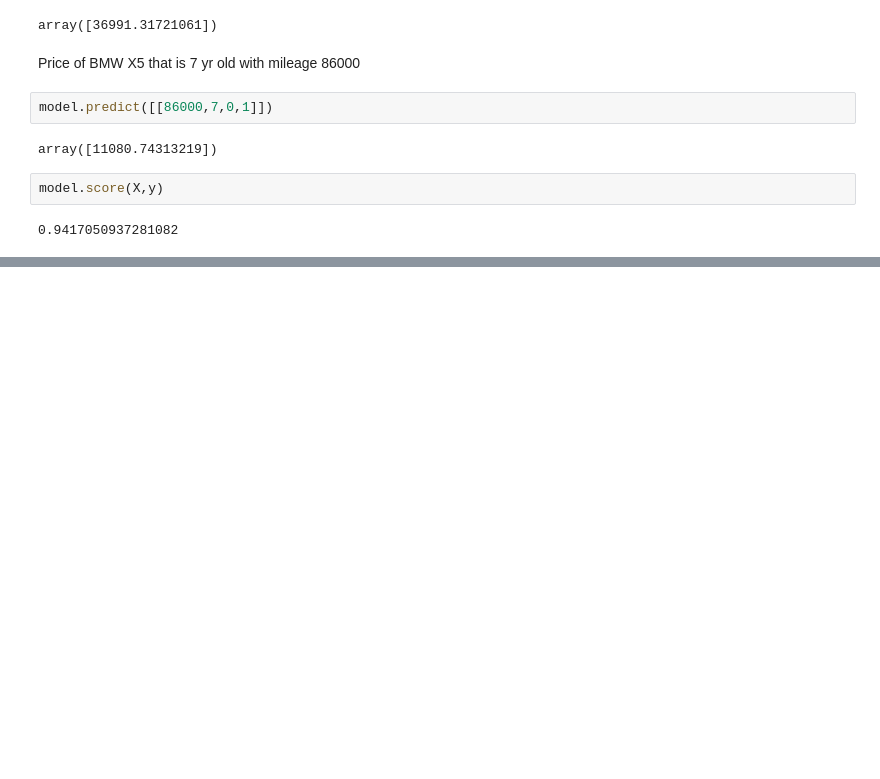
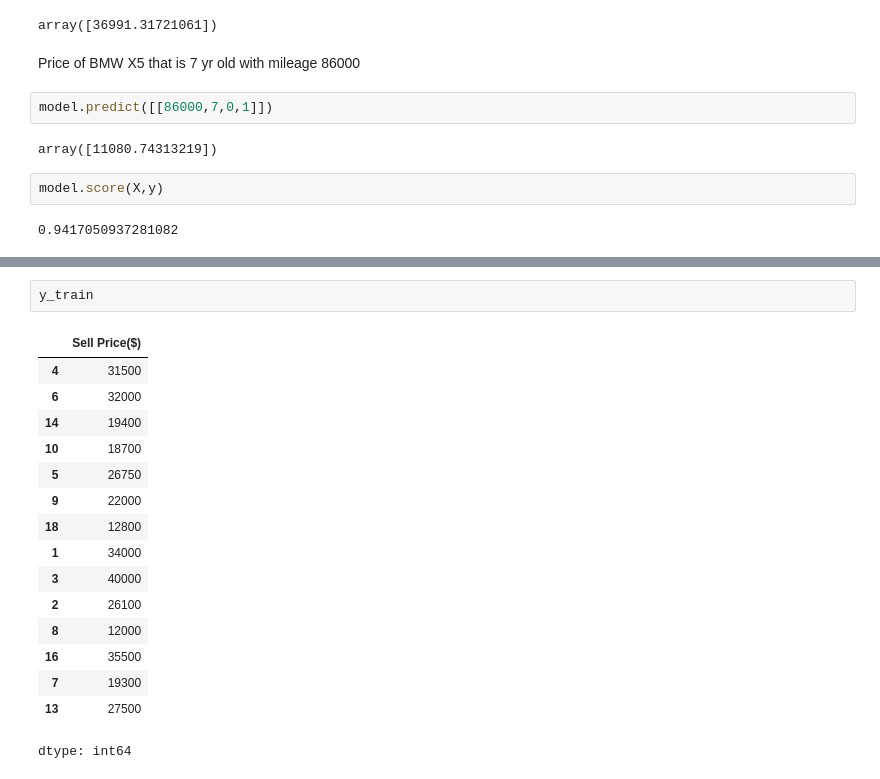
Before and after one commit to AmanKumar9122/NLP_Codes, a Jupyter notebook: Machine_Learning.ipynb, the cells around one changed output, grey strips where cells are left out. Saved outputs shown, nothing was run; the diff lists cells and outputs as text; blank space fills up the shorter version.

```diff
--- a/Machine_Learning.ipynb
+++ b/Machine_Learning.ipynb
@@ -757,0 +820,19 @@ model.score(X,y)
+# %%
+y_train
+# %% [output]
+|  | Sell Price($) |
+| 4 | 31500 |
+| 6 | 32000 |
+| 14 | 19400 |
+| 10 | 18700 |
+| 5 | 26750 |
+| 9 | 22000 |
+| 18 | 12800 |
+| 1 | 34000 |
+| 3 | 40000 |
+| 2 | 26100 |
+| 8 | 12000 |
+| 16 | 35500 |
+| 7 | 19300 |
+| 13 | 27500 |
+dtype: int64
```
Also changed, not shown: parts of 15 cells of this notebook.
